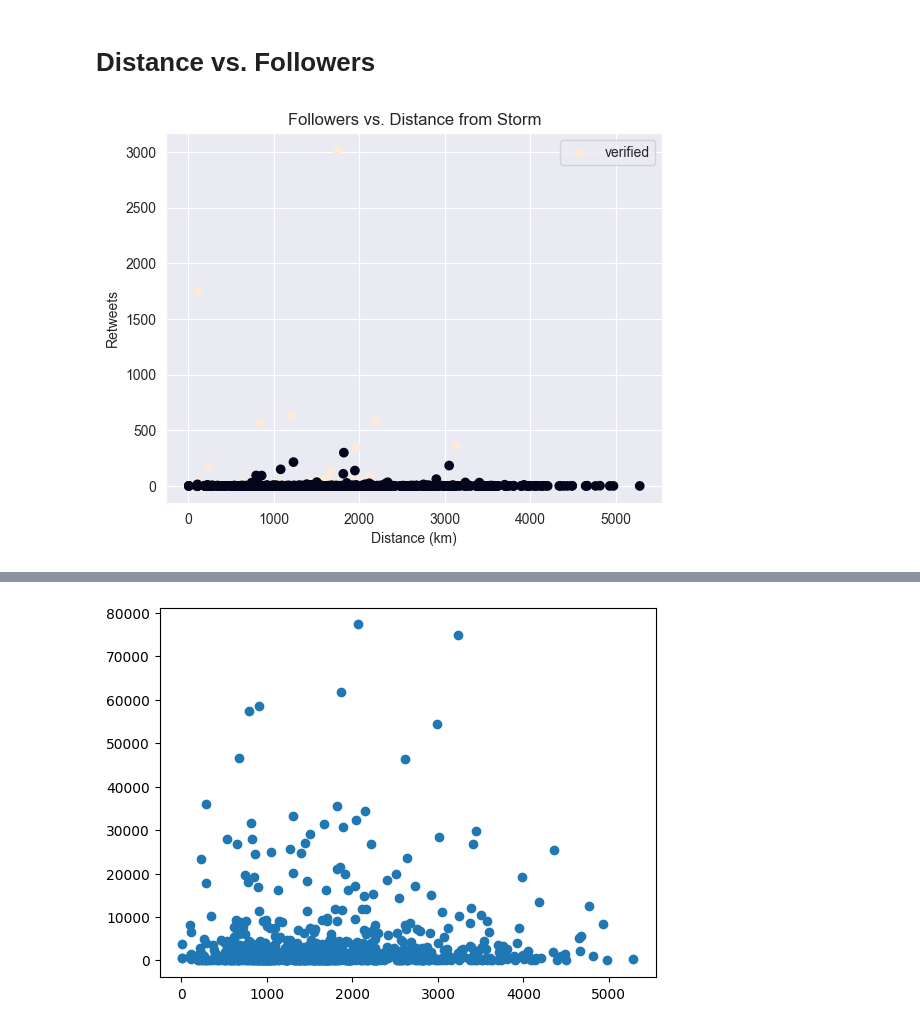
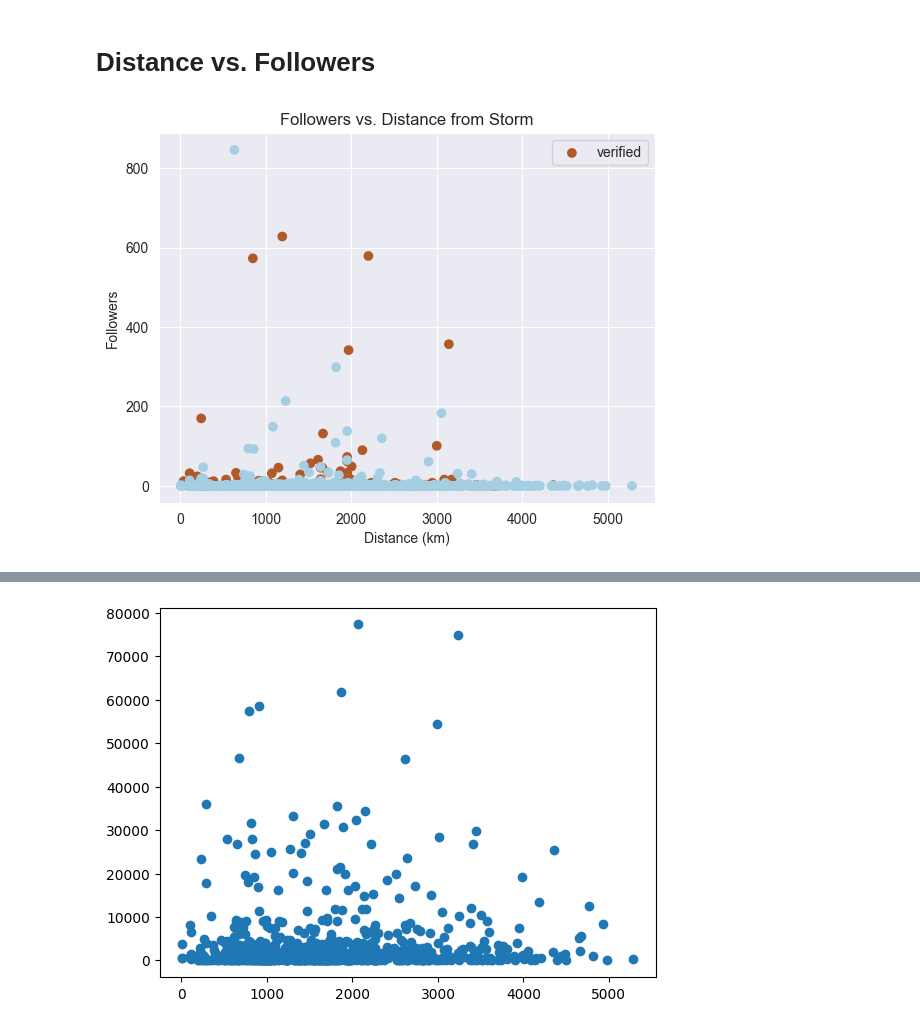
Before and after one commit to eli4278/hurricane_twitter, a Jupyter notebook: ida_analysis.ipynb, the cells around one changed output, grey strips where cells are left out. Saved outputs shown, nothing was run; the diff lists cells and outputs as text; code cells hidden in the pictures.

```diff
--- a/ida_analysis.ipynb
+++ b/ida_analysis.ipynb
@@ -944,3 +966,9 @@ print(len(sub))
+# %%
+for i in range(len(sub)):
+    if sub['verified'][i]:
+        sub['verified'][i] = 'verified'
+    else:
+        sub['verified'][i] = 'unverified'
 # %%
 from shapely.geometry import Point
 import geopandas as gpd
@@ -1028,8 +1021,7 @@ import geopy.distance
 # %%
 sub['time'] = pd.to_datetime(sub['time'])
-verified = sub[sub['verified']].reset_index(drop=True)
+verified = sub[sub['verified'] == 'verified'].reset_index(drop=True)
 verified = verified[verified['time'] <= '2021-09-05 18:00:00+00:00']
-verified = verified[verified['time'] >= '2021-08-26 12:00:00+00:00']
-print(len(verified))
+verified = verified[verified['time'] >= '2021-08-26 12:00:00+00:00'].reset_index(drop=True)
 verified.head()
 # %% [output]
@@ -1044,4 +1035,7 @@ verified.head()
 # %%
+ida_track = pd.read_csv('ida_track.csv')
+ida_track['Lat'] = ida_track['Lat'].apply(lambda x: float(x[0:4]))
+ida_track['Lon'] = ida_track['Lon'].apply(lambda x: -1 * float(x[0:4]))
 ida_track['Time'] = ida_track['Time'].astype(str).str.zfill(4)
 ida_track['datetime'] = ida_track['Date'].astype(str) + ' ' + ida_track['Time'].astype(str)
 ida_track['datetime'] = pd.to_datetime(ida_track['datetime'])
@@ -1087,6 +1083,6 @@ plt.show()
 # %%
-unverified = sub[~sub['verified']].reset_index(drop=True)
+unverified = sub[sub['verified'] == 'unverified'].reset_index(drop=True)
 unverified = unverified[unverified['time'] <= '2021-09-04 18:00:00+00:00']
 unverified = unverified[unverified['time'] >= '2021-08-26 12:00:00+00:00'].reset_index(drop=True)
-print(len(unverified))
+print(len(unverified.drop_duplicates(subset='user')))
 # %% [output]
@@ -1140,19 +1136,20 @@ Since the p-value is less than 0.05, we can reject our null hypothesis and concl
 # %% [markdown]
 # Distance vs. Followers
 # %%
-# verified['distance'] = distances
-# unverified['distance'] = distances2
+verified['distance'] = distances
+unverified['distance'] = distances2
 combined = pd.concat([verified, unverified])
-# combined2 = combined[combined['followers'] <= 1e5]
-plt.scatter(x=combined['distance'], y=combined['retweet'], c=combined['verified'])
+# combined = select_users2
+combined = combined[combined['retweet'] <= 1e3]
+plt.scatter(x=combined['distance'], y=combined['retweet'], c=combined['verified'] == 'verified', cmap='Paired', label=combined['verified'])
 plt.legend(labels=['verified', 'unverified'])
 plt.title('Followers vs. Distance from Storm')
 plt.xlabel('Distance (km)')
-plt.ylabel('Retweets')
-# plt.savefig('user analysis/ida_hospital_followers.png')
+plt.ylabel('Followers')
+# plt.savefig('user analysis/ida_hospital_followers2.png')
 plt.show()
 # %% [output]
-[figure, old version]
+[figure, new version]
 # %%
 import seaborn as sb
 corr = combined.loc[:, ['followers', 'retweet', 'distance']].corr()
```
Also changed, not shown: parts of 62 cells of this notebook.
